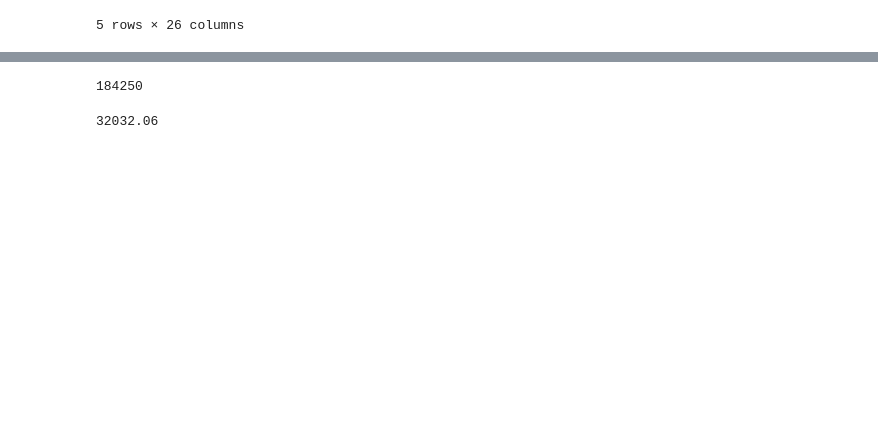
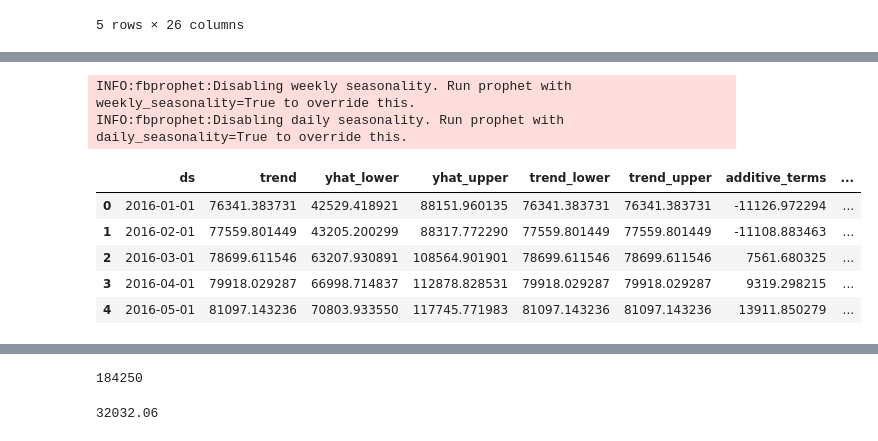
Before and after one commit to DorkNstein/data_modeling, a Jupyter notebook: test_drug.ipynb, the cells around one changed output, grey strips where cells are left out. Cells and saved outputs as stored; diff of their text form; code cells hidden in the pictures; blank space fills up the shorter version.

```diff
--- a/test_drug.ipynb
+++ b/test_drug.ipynb
@@ -24,0 +55,17 @@ data.head()
+# %%
+m = Prophet()
+m.fit(m_df1)
+m_forecast = m.make_future_dataframe(periods=365, freq='D')
+m_forecast = m.predict(m_forecast)
+
+display(m_forecast.head())
+display(m_forecast.tail())
+# %% [output]
+INFO:fbprophet:Disabling weekly seasonality. Run prophet with weekly_seasonality=True to override this.
+INFO:fbprophet:Disabling daily seasonality. Run prophet with daily_seasonality=True to override this.
+|  | ds | trend | yhat_lower | yhat_upper | trend_lower | trend_upper | additive_terms | ... |
+| 0 | 2016-01-01 | 76341.383731 | 42529.418921 | 88151.960135 | 76341.383731 | 76341.383731 | -11126.972294 | ... |
+| 1 | 2016-02-01 | 77559.801449 | 43205.200299 | 88317.772290 | 77559.801449 | 77559.801449 | -11108.883463 | ... |
+| 2 | 2016-03-01 | 78699.611546 | 63207.930891 | 108564.901901 | 78699.611546 | 78699.611546 | 7561.680325 | ... |
+| 3 | 2016-04-01 | 79918.029287 | 66998.714837 | 112878.828531 | 79918.029287 | 79918.029287 | 9319.298215 | ... |
+| 4 | 2016-05-01 | 81097.143236 | 70803.933550 | 117745.771983 | 81097.143236 | 81097.143236 | 13911.850279 | ... |
```
Also changed, not shown: parts of 8 cells of this notebook.
